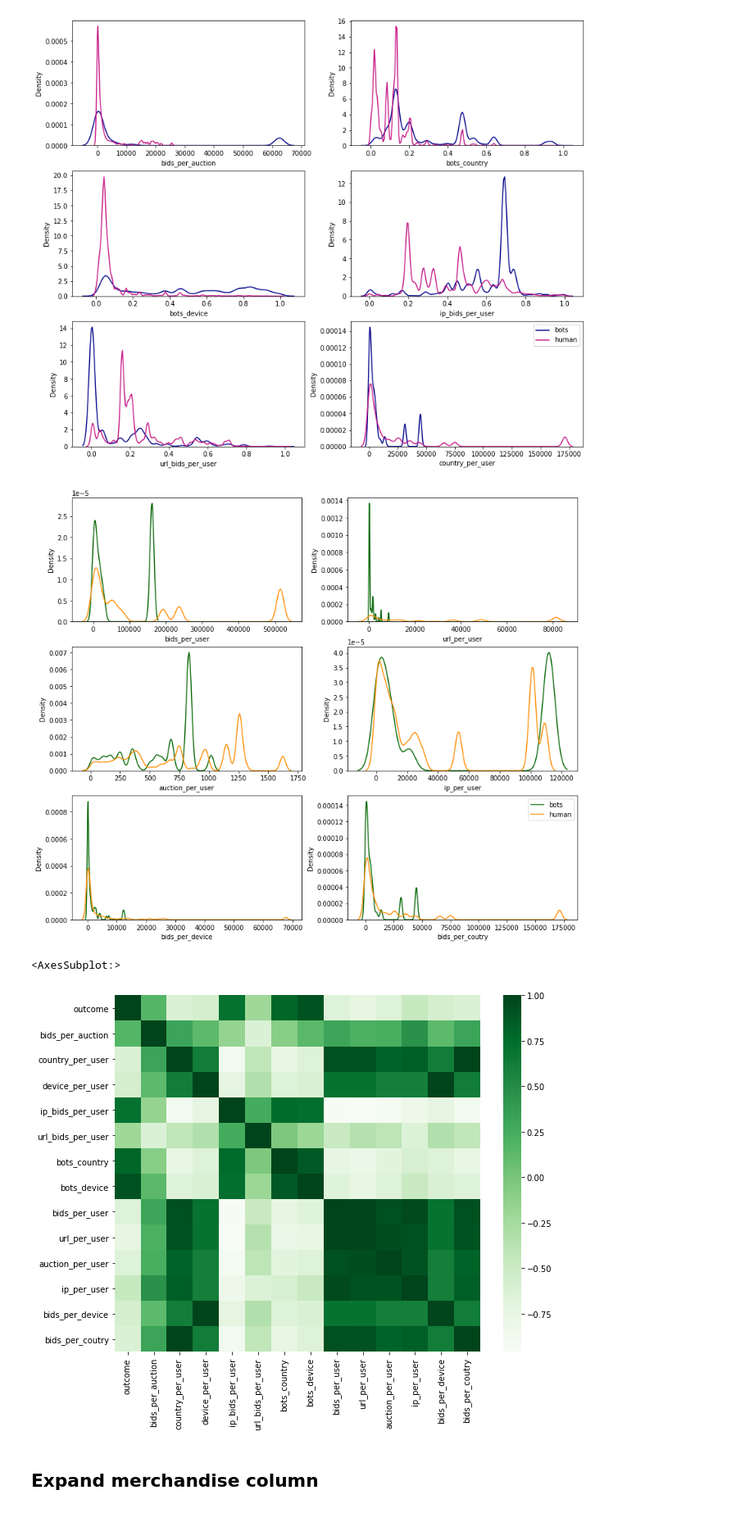
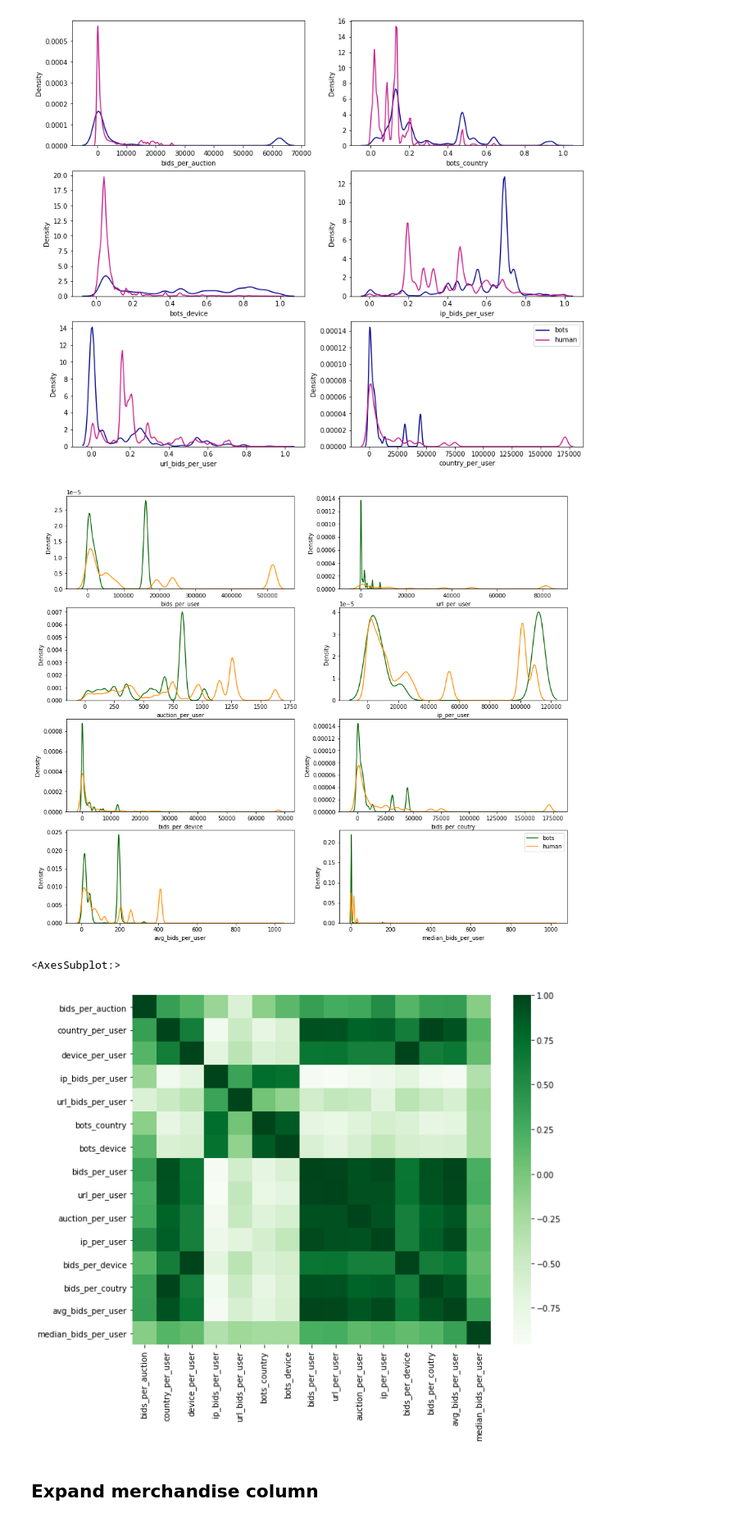
Before and after one commit to gabriellewald/auction-fraud-detection, a Jupyter notebook: notebooks/3_feature_engineering.ipynb, the cells around one changed output. Shown at 82% size. Saved outputs shown, nothing was run; the diff lists cells and outputs as text; code cells hidden in the pictures.

```diff
--- a/notebooks/3_feature_engineering.ipynb
+++ b/notebooks/3_feature_engineering.ipynb
@@ -51,6 +41,10 @@ auction_df
 # %% [markdown]
 ### Feature Creation
 # %%
+# # bidding time difference per user (bidder_id)
+# auction_df = auction_df.sort_values(by=['time'])
+# auction_df['timediffs'] = auction_df.groupby('bidder_id')['time'].transform(pd.Series.diff)
+
 # number of bids a user made per auction
 bids_per_auction = auction_df.groupby(['auction', 'bidder_id']).size()
 bids_per_auction = bids_per_auction.to_frame()
@@ -83,10 +77,6 @@ bots_device = auction_df[auction_df['outcome'] == 1].groupby(
 bots_device = bots_device.fillna(0)
 bots_device = bots_device.to_frame()
 
-# # bidding time difference per user (bidder_id)
-# auction_df = auction_df.sort_values(by=['time'])
-# auction_df['timediffs'] = auction_df.groupby('bidder_id')['time'].transform(pd.Series.diff)
-
 # number of bids per user
 bids_per_user = auction_df.groupby('bidder_id')['bid_id'].size()
 bids_per_user = bids_per_user.to_frame()
@@ -110,6 +100,16 @@ bids_per_device = bids_per_device.to_frame()
 # number of bids a user made per country
 bids_per_country = auction_df.groupby(['country', 'bidder_id']).size()
 bids_per_country = bids_per_country.to_frame()
+
+# mean number of bids per user for each auction
+avg_bids_per_user = auction_df.groupby(['bidder_id', 'auction'])['bid_id'].count().groupby(
+['bidder_id']).mean()
+avg_bids_per_user = avg_bids_per_user.to_frame()
+
+# median number of bids per user for each auction
+median_bids_per_user = auction_df.groupby(['bidder_id', 'auction'])['bid_id'].count().groupby(
+['bidder_id']).median()
+median_bids_per_user = median_bids_per_user.to_frame()
 # %%
 # merge the features to auction_df
 auction_df = pd.merge(auction_df, bids_per_auction, on=['auction', 'bidder_id'], how='left')
@@ -125,15 +125,17 @@ auction_df = pd.merge(auction_df, auction_per_user, on='bidder_id', how='left')
 auction_df = pd.merge(auction_df, ip_per_user, on='bidder_id', how='left')
 auction_df = pd.merge(auction_df, bids_per_device, on=['device', 'bidder_id'], how='left')
 auction_df = pd.merge(auction_df, bids_per_country, on=['country', 'bidder_id'], how='left')
+auction_df = pd.merge(auction_df, avg_bids_per_user, on='bidder_id', how='left')
+auction_df = pd.merge(auction_df, median_bids_per_user, on='bidder_id', how='left')
 # %%
 # update column names
 auction_df.columns = ['bid_id', 'auction', 'merchandise', 'device', 'time',
                'country', 'ip', 'url', 'bidder_id', 'payment_account', 'address',
                'outcome', 'bids_per_auction', 'country_per_user',
-                'device_per_user', 'ip_bids_per_user', 'url_bids_per_user', 'bots_country',
+               'device_per_user', 'ip_bids_per_user', 'url_bids_per_user', 'bots_country',
                 'bots_device', 'bids_per_user', 'url_per_user', 'auction_per_user',
-                'ip_per_user', 'bids_per_device', 'bids_per_coutry']
-
+                'ip_per_user', 'bids_per_device', 'bids_per_coutry', 'avg_bids_per_user',
+                 'median_bids_per_user']
 print(auction_df.columns)
 
 auction_df
@@ -232,7 +226,7 @@ plt.show()
 bots = auction_df.loc[auction_df.outcome == 1]
 human = auction_df.loc[auction_df.outcome == 0]
 
-fig, axes = plt.subplots(nrows=3, ncols=2, figsize=(14, 12), sharex=False)
+fig, axes = plt.subplots(nrows=4, ncols=2, figsize=(16, 14), sharex=False)
 
 # bids_per_auction
 sns.distplot(bots['bids_per_user'], hist=False, kde=True,
@@ -282,29 +276,46 @@ sns.distplot(human['bids_per_coutry'], hist=False, kde=True,
              bins=int(180/5), color='darkorange',
              kde_kws={'linewidth': 1.5}, ax=axes[2, 1])
 
+# avg_bids_per_user
+sns.distplot(bots['avg_bids_per_user'], hist=False, kde=True,
+             bins=int(180/5), color='darkgreen',
+             kde_kws={'linewidth': 1.5}, ax=axes[3, 0])
+sns.distplot(human['avg_bids_per_user'], hist=False, kde=True,
+             bins=int(180/5), color='darkorange',
+             kde_kws={'linewidth': 1.5}, ax=axes[3, 0])
+
+# median_bids_per_user
+sns.distplot(bots['median_bids_per_user'], hist=False, kde=True,
+             bins=int(180/5), color='darkgreen',
+             kde_kws={'linewidth': 1.5}, ax=axes[3, 1])
+sns.distplot(human['median_bids_per_user'], hist=False, kde=True,
+             bins=int(180/5), color='darkorange',
+             kde_kws={'linewidth': 1.5}, ax=axes[3, 1])
+
 plt.legend(['bots', 'human'])
 plt.show()
 # %% [output]
-[figure, old version]
+[figure, new version]
 # %%
 # filter variables of interest
-df = auction_df[['outcome', 'bids_per_auction', 'country_per_user',
+df = auction_df[['bids_per_auction', 'country_per_user',
                 'device_per_user', 'ip_bids_per_user', 'url_bids_per_user', 'bots_country',
                 'bots_device', 'bids_per_user', 'url_per_user', 'auction_per_user',
-                'ip_per_user', 'bids_per_device', 'bids_per_coutry']]
+                'ip_per_user', 'bids_per_device', 'bids_per_coutry', 'avg_bids_per_user',
+                 'median_bids_per_user']]
 
 plt.figure(figsize=(10, 8))
 
 # plot the correlation matrix for the numerical values
 corr_matrix = df.corr()
 sns.heatmap(corr_matrix.corr(),
             xticklabels=corr_matrix.corr().columns,
             yticklabels=corr_matrix.corr().columns,
             cmap="Greens",
             fmt='d')
 # %% [output]
 <AxesSubplot:>
-[figure, old version]
+[figure, new version]
 # %% [markdown]
 ## Expand merchandise column
 # %%
```
Also changed, not shown: parts of 11 cells of this notebook.
